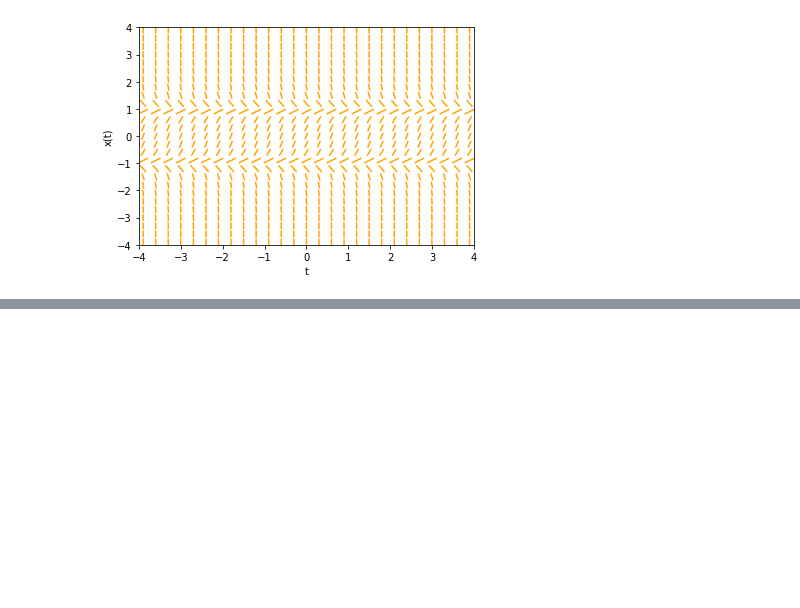
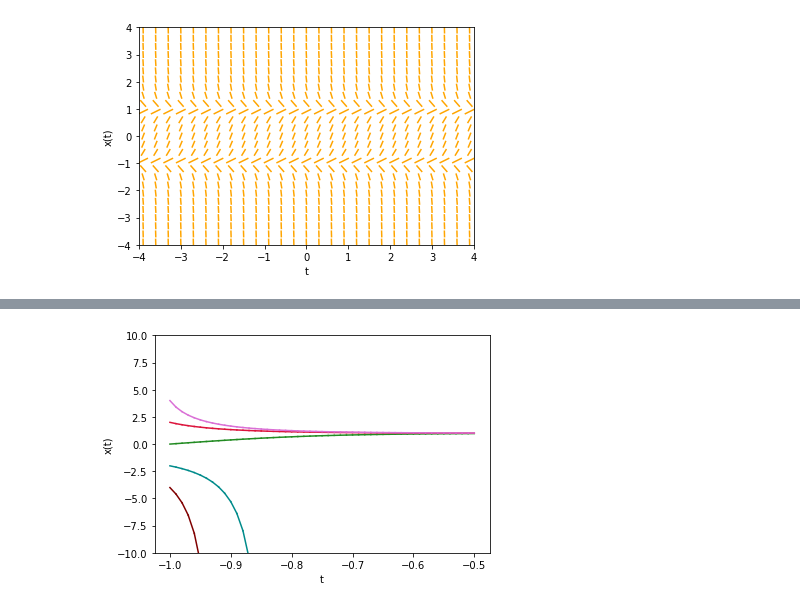
Before and after one commit to peinrules/differential_equations, a Jupyter notebook: Slope_fields.ipynb, the cells around one changed output, grey strips where cells are left out. Saved outputs shown, nothing was run; the diff lists cells and outputs as text; code cells hidden in the pictures; blank space fills up the shorter version.

```diff
--- a/Slope_fields.ipynb
+++ b/Slope_fields.ipynb
@@ -197,0 +248,6 @@ integralCurve(foo)
+# %%
+def foo(t, z): # Новое уравнение
+    return 4 - 4 * z**2
+integralCurve(foo, -1, -0.5, [-4, -2, 0, 2, 4], 0.01)
+# %% [output]
+[figure, added]
```
Also changed, not shown: parts of 12 cells of this notebook.
